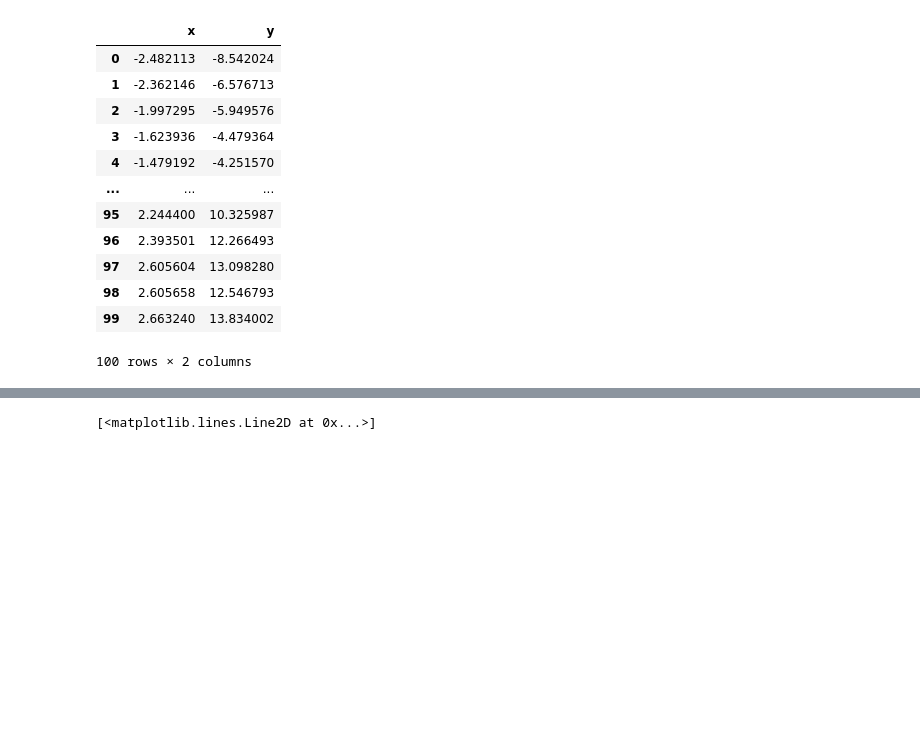
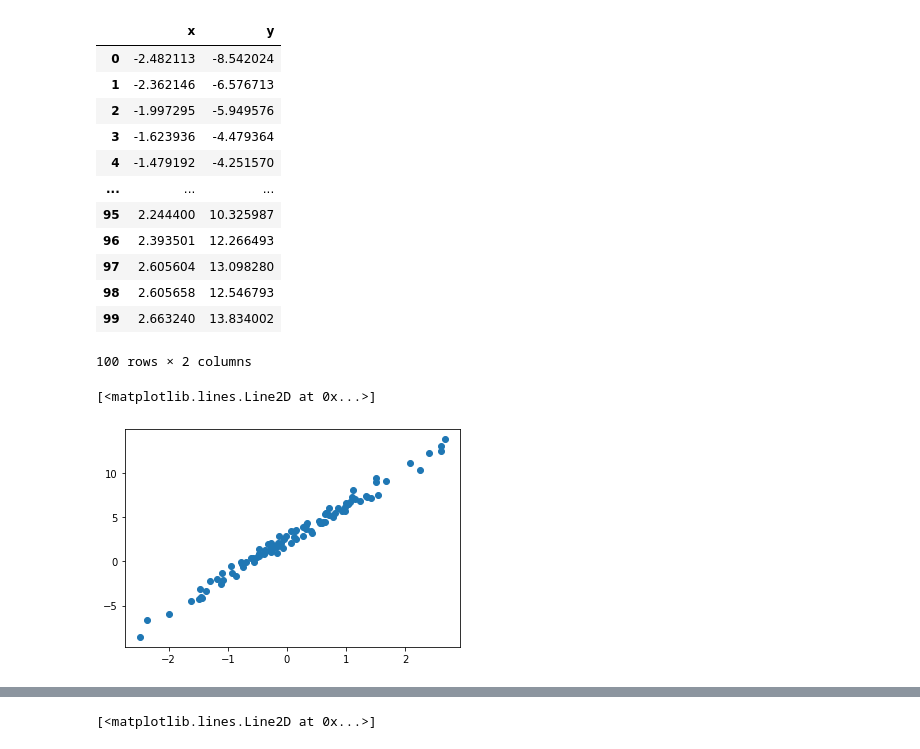
Before and after one commit to seoyeonc/chch, a Jupyter notebook: _notebooks/2022-09-29-ml.ipynb, the cells around one changed output, grey strips where cells are left out. Drawn from its saved outputs; the diff is of its cells as text; code cells hidden in the pictures; blank space fills up the shorter version.

```diff
--- a/_notebooks/2022-09-29-ml.ipynb
+++ b/_notebooks/2022-09-29-ml.ipynb
@@ -290,3 +294,8 @@ df
 | 98 | 2.605658 | 12.546793 |
 | 99 | 2.663240 | 13.834002 |
 100 rows × 2 columns
+# %%
+plt.plot(df.x, df.y,'o')
+# %% [output]
+[<matplotlib.lines.Line2D at 0x...>]
+[figure, added]
```
Also changed, not shown: parts of 13 cells of this notebook.
